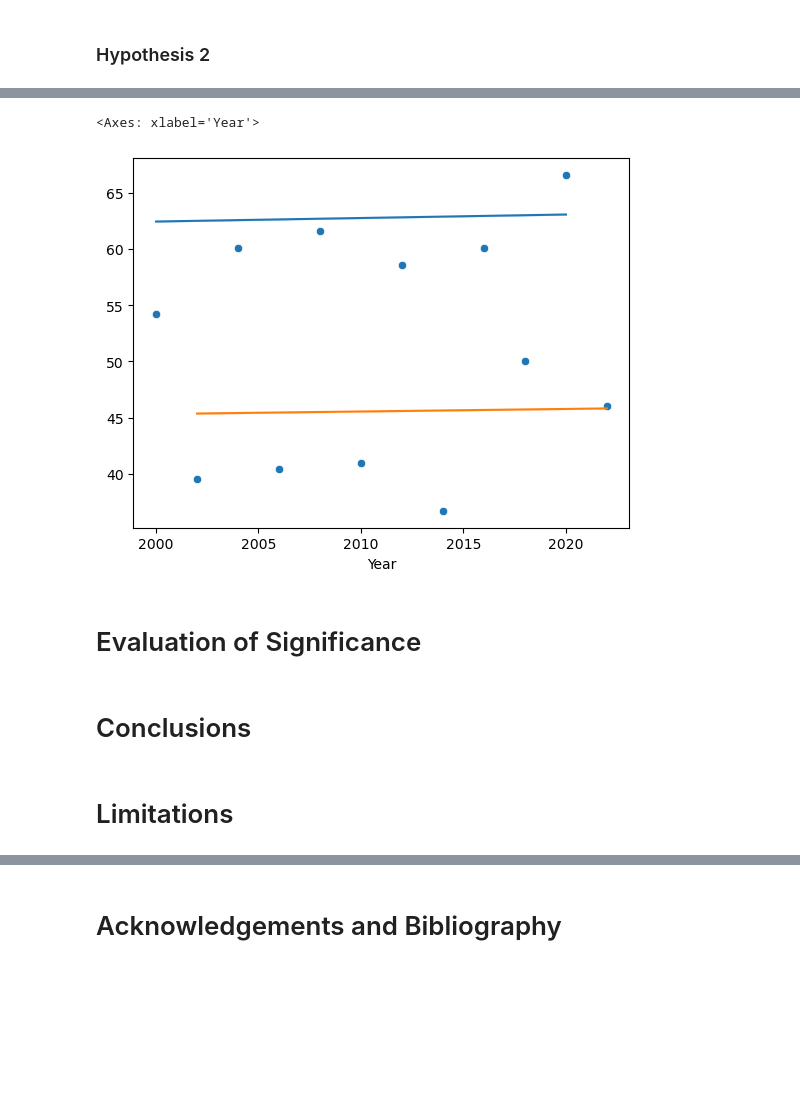
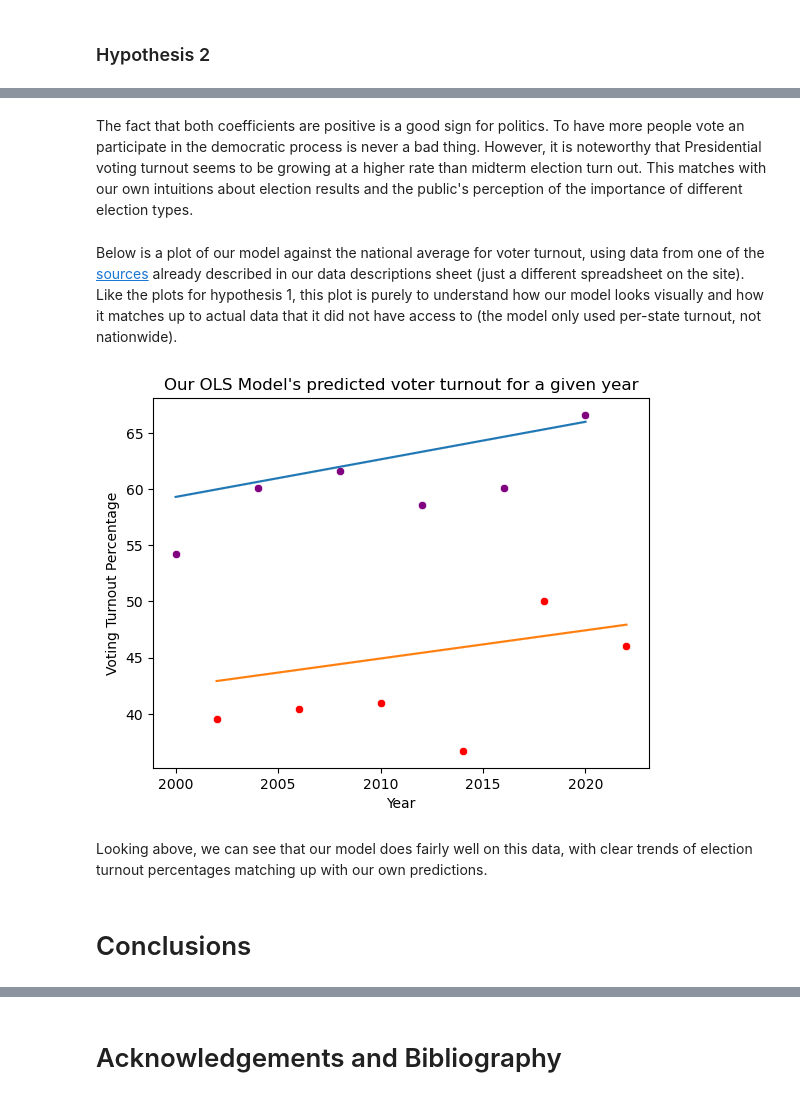
Before and after one commit to nikhilc52/info2950, a Jupyter notebook: ElectionDemographicsPhaseIV.ipynb, the cells around one changed output, grey strips where cells are left out. Saved outputs shown, nothing was run; the diff lists cells and outputs as text; code cells hidden in the pictures; blank space fills up the shorter version.

```diff
--- a/ElectionDemographicsPhaseIV.ipynb
+++ b/ElectionDemographicsPhaseIV.ipynb
@@ -225,8 +318,5 @@ Variance:  0.11945855961979093
 demographics_presidential = pd.read_csv('data/election_demographics_presidential.csv')
 demographics_midterm = pd.read_csv('data/election_demographics_midterm.csv')
 
-x=demographics_presidential['Year']
+x=sm.add_constant(demographics_presidential['Year'])
 presidential_model = sm.OLS(demographics_presidential['PercentVotingEligibleVotes'],x).fit()
-print(presidential_model.summary())
-
-sns.regplot(x=presidential_model.predict(),y=demographics_presidential['PercentVotingEligibleVotes'])
@@ -253,6 +325,3 @@ Notes:
 # %%
-x=demographics_midterm['Year']
+x=sm.add_constant(demographics_midterm['Year'])
 midterm_model = sm.OLS(demographics_midterm['PercentVotingEligibleVotes'],x).fit()
-print(midterm_model.summary())
-
-sns.regplot(x=midterm_model.predict(),y=demographics_midterm['PercentVotingEligibleVotes'])
@@ -299,16 +405,24 @@ plt.show()
+# %% [markdown]
+The fact that both coefficients are positive is a good sign for politics. To have more people vote an participate in the democratic process is never a bad thing. However, it is noteworthy that Presidential voting turnout seems to be growing at a higher rate than midterm election turn out. This matches with our own intuitions about election results and the public's perception of the importance of different election types.
+# %% [markdown]
+Below is a plot of our model against the national average for voter turnout, using data from one of the [sources](https://www.electproject.org/national-1789-present) already described in our data descriptions sheet (just a different spreadsheet on the site). Like the plots for hypothesis 1, this plot is purely to understand how our model looks visually and how it matches up to actual data that it did not have access to (the model only used per-state turnout, not nationwide).
 # %%
-actual_voter_turnout = [54.2,39.5,60.1,40.4,61.6,41,58.6,36.7,60.1,50,66.6,46]
-actual_voter_turnout_year = [2000,2002,2004,2006,2008,2010,2012,2014,2016,2018,2020,2022]
+actual_voter_turnout_midterm = [39.5,40.4,41,36.7,50,46]
+actual_voter_turnout_year_midterm = list(range(2002,2023,4))
+
+actual_voter_turnout_presidential = [54.2,60.1,61.6,58.6,60.1,66.6]
+actual_voter_turnout_year_presidential = list(range(2000,2021,4))
 
 sns.lineplot(x=demographics_presidential['Year'],y=presidential_model.predict())
 sns.lineplot(x=demographics_midterm['Year'],y=midterm_model.predict())
-sns.scatterplot(x=actual_voter_turnout_year,y=actual_voter_turnout)
+sns.scatterplot(x=actual_voter_turnout_year_midterm,y=actual_voter_turnout_midterm, color='red')
+sns.scatterplot(x=actual_voter_turnout_year_presidential,y=actual_voter_turnout_presidential, color='purple')
+plt.ylabel('Voting Turnout Percentage')
+plt.title('Our OLS Model\'s predicted voter turnout for a given year')
+plt.show()
 # %% [output]
-<Axes: xlabel='Year'>
-[figure, old version]
+[figure, new version]
-# %% [markdown]
-# Evaluation of Significance
+# %% [markdown]
+Looking above, we can see that our model does fairly well on this data, with clear trends of election turnout percentages matching up with our own predictions.
 # %% [markdown]
 # Conclusions
-# %% [markdown]
-# Limitations
```
Also changed, not shown: parts of 50 cells of this notebook.
